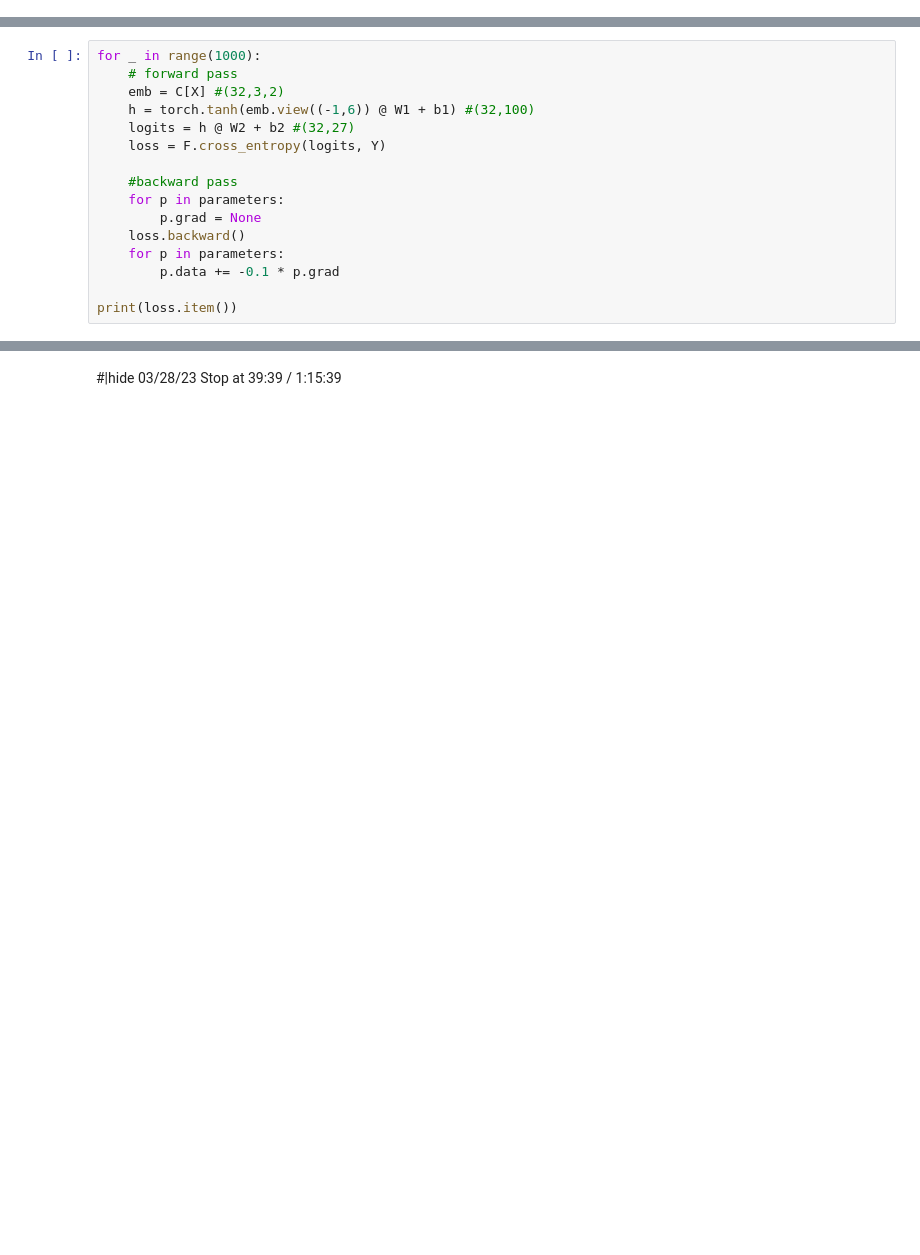
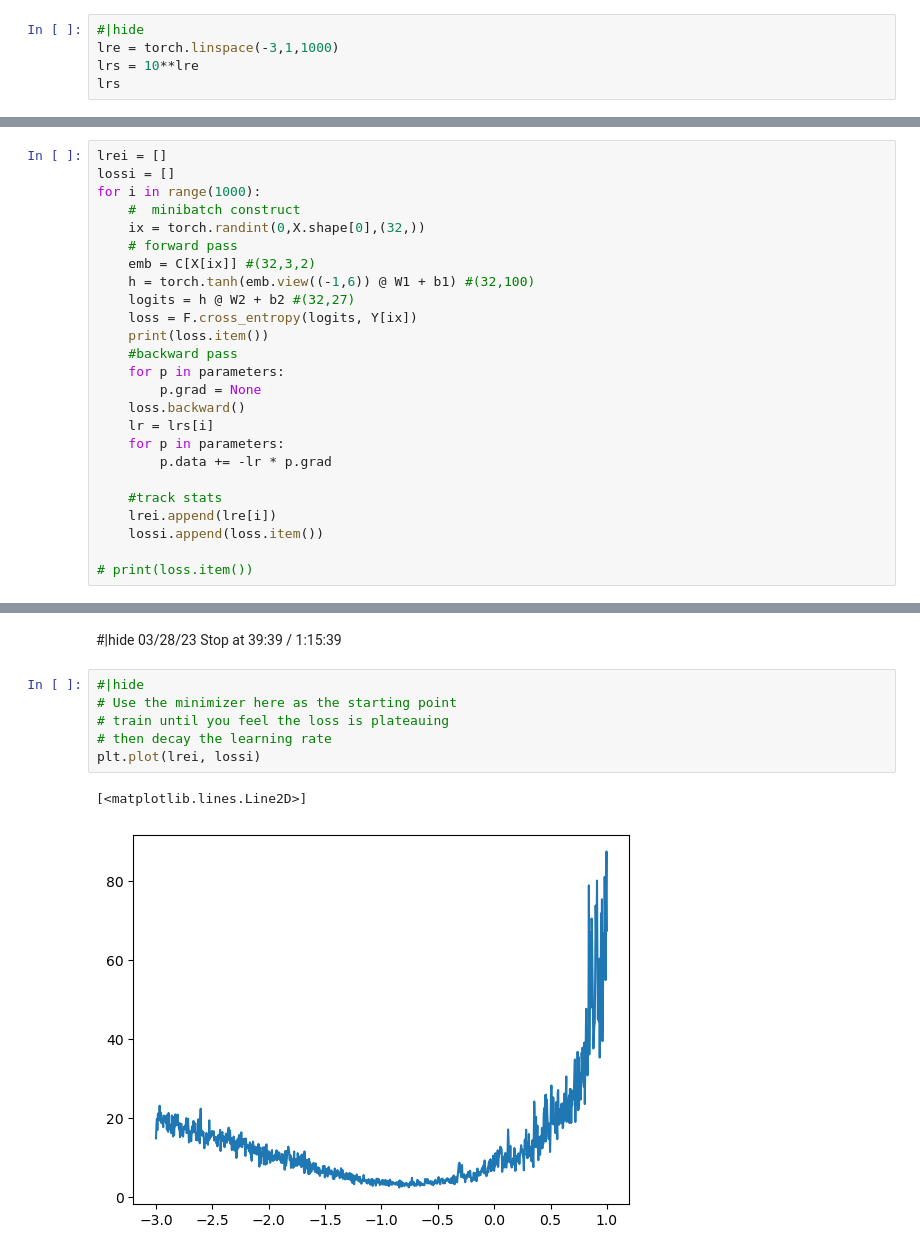
Before and after one commit to nasheqlbrm/makemore, a Jupyter notebook: nbs/02_build_makemore_mlp_yay.ipynb, the cells around one changed output, grey strips where cells are left out. Drawn from its saved outputs; the diff is of its cells as text; blank space fills up the shorter version.

```diff
--- a/nbs/02_build_makemore_mlp_yay.ipynb
+++ b/nbs/02_build_makemore_mlp_yay.ipynb
@@ -385,0 +414,5 @@ sum([p.nelement() for p in parameters])
+# %%
+#|hide
+lre = torch.linspace(-3,1,1000)
+lrs = 10**lre
+lrs
@@ -386,17 +439,26 @@ sum([p.nelement() for p in parameters])
 # %%
-for _ in range(1000):
+lrei = []
+lossi = []
+for i in range(1000):
+    #  minibatch construct
+    ix = torch.randint(0,X.shape[0],(32,))
     # forward pass
-    emb = C[X] #(32,3,2)
+    emb = C[X[ix]] #(32,3,2)
     h = torch.tanh(emb.view((-1,6)) @ W1 + b1) #(32,100)
     logits = h @ W2 + b2 #(32,27)
-    loss = F.cross_entropy(logits, Y)
-
+    loss = F.cross_entropy(logits, Y[ix])
+    print(loss.item())
     #backward pass
     for p in parameters:
         p.grad = None
     loss.backward()
+    lr = lrs[i]
     for p in parameters:
-        p.data += -0.1 * p.grad
+        p.data += -lr * p.grad
 
-print(loss.item())
+    #track stats
+    lrei.append(lre[i])
+    lossi.append(loss.item())
+
+# print(loss.item())
 # %% [output]
@@ -404,3 +482,12 @@ print(loss.item())
 # %% [markdown]
 #|hide
 03/28/23 Stop at 39:39 / 1:15:39
+# %%
+#|hide
+# Use the minimizer here as the starting point
+# train until you feel the loss is plateauing
+# then decay the learning rate
+plt.plot(lrei, lossi)
+# %% [output]
+[<matplotlib.lines.Line2D>]
+[figure, added]
```
Also changed, not shown: parts of 14 cells of this notebook.
